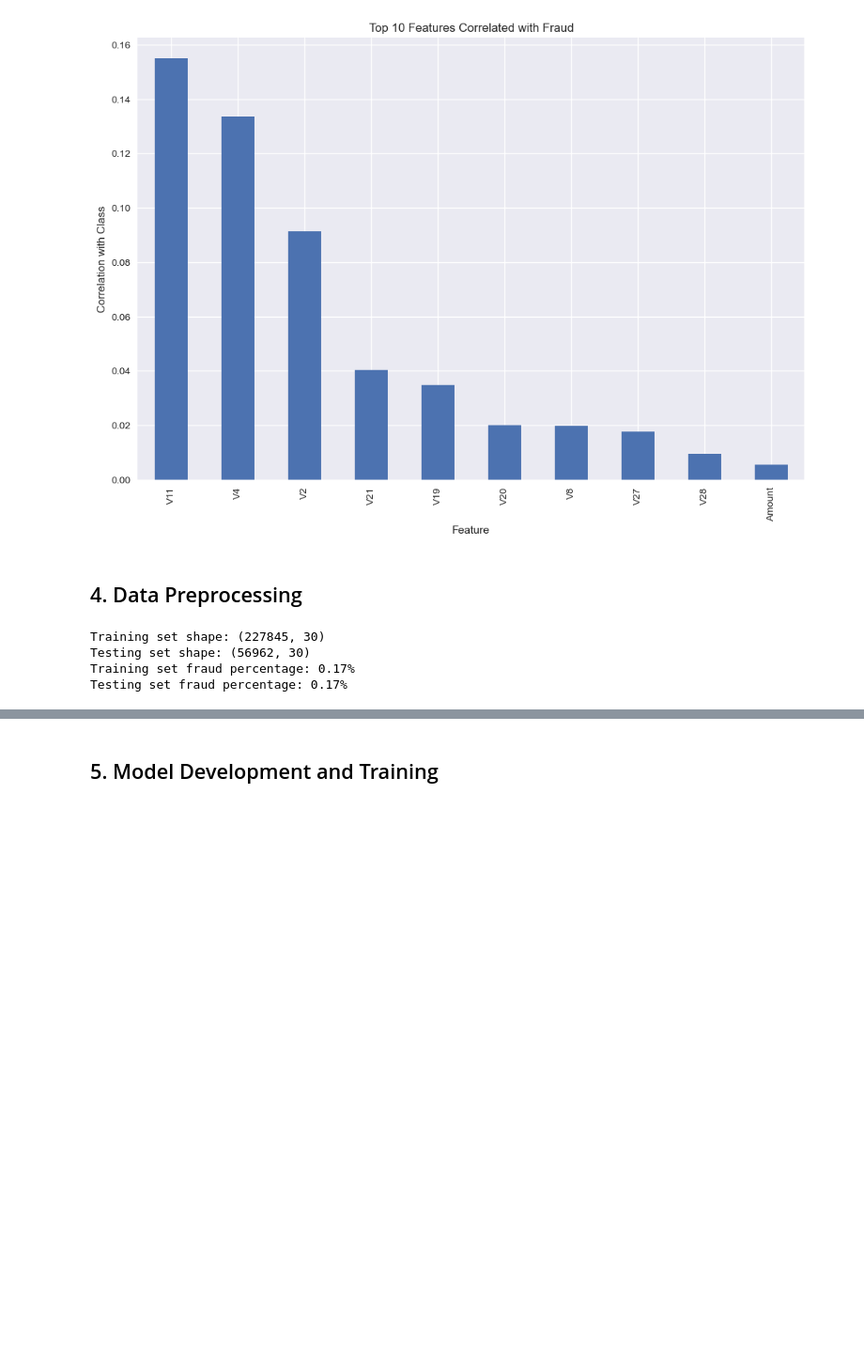
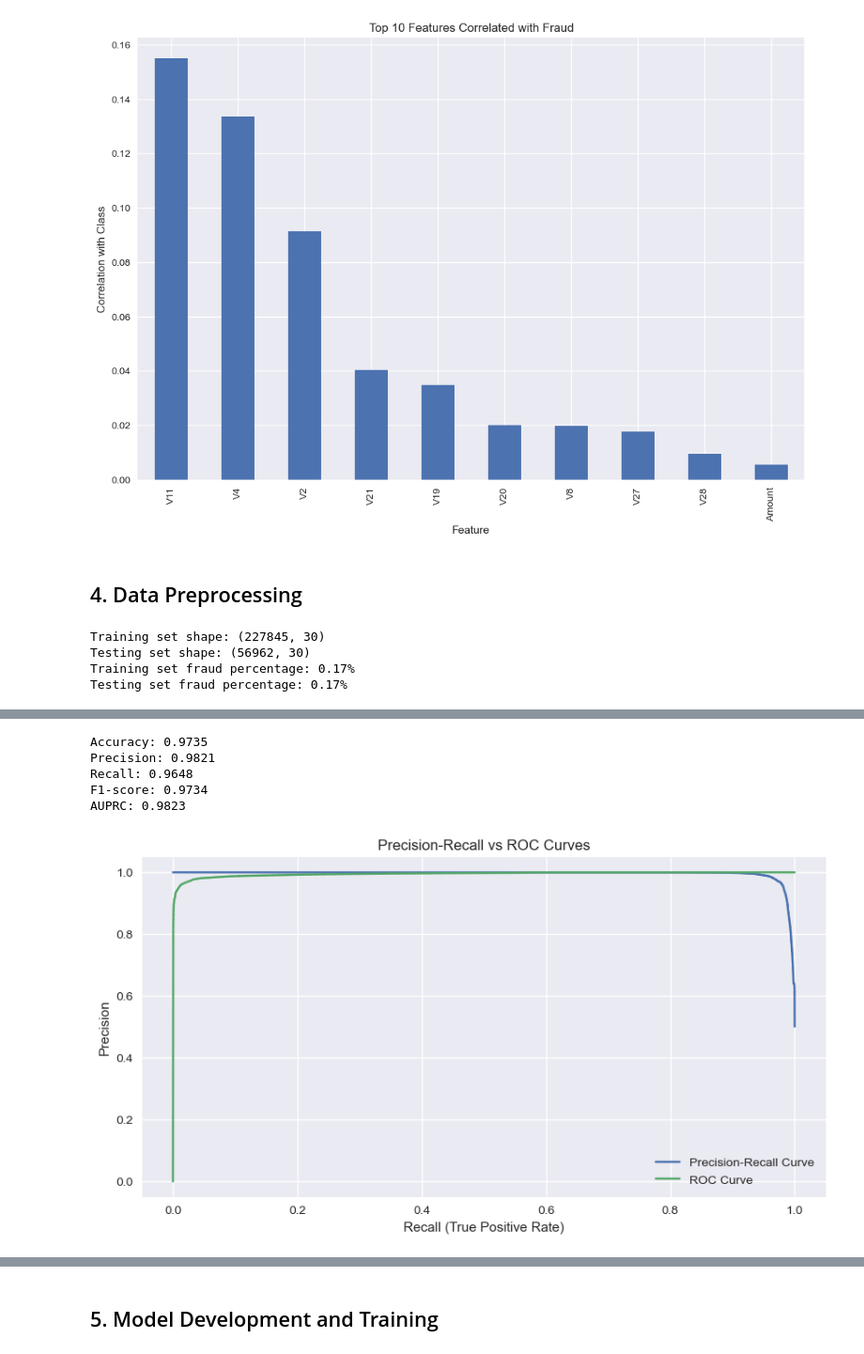
Before and after one commit to itxtx/credit_card_fraud_prediction, a Jupyter notebook: credit_card_fraud_analysis.ipynb, the cells around one changed output, grey strips where cells are left out. Shown at 94% size. Cells and saved outputs as stored; diff of their text form; code cells hidden in the pictures; blank space fills up the shorter version.

```diff
--- a/credit_card_fraud_analysis.ipynb
+++ b/credit_card_fraud_analysis.ipynb
@@ -151,0 +279,55 @@ Testing set fraud percentage: 0.17%
+# %%
+Xsmote = df.drop(columns=['Class'])
+ysmote = df['Class']
+oversample = SMOTE()
+Xsmote, ysmote = oversample.fit_resample(Xsmote, ysmote)
+
+X_train, X_test, y_train, y_test = train_test_split(Xsmote, ysmote, test_size = 0.2, random_state=42)
+
+model = LogisticRegression()
+model.fit(X_train, y_train)
+y_pred = model.predict(X_test)
+
+accuracy = accuracy_score(y_test, y_pred)
+precision = precision_score(y_test, y_pred, average='binary')
+recall = recall_score(y_test, y_pred, average='binary')
+f1 = f1_score(y_test, y_pred, average='binary')
+
+print(f"Accuracy: {accuracy:.4f}")
+print(f"Precision: {precision:.4f}")
+print(f"Recall: {recall:.4f}")
+print(f"F1-score: {f1:.4f}")
+precision, recall, _ = precision_recall_curve(y_test, y_pred)
+auprc = auc(recall, precision)
+print(f"AUPRC: {auprc:.4f}")
+# %% [output]
+Accuracy: 0.9735
+Precision: 0.9821
+Recall: 0.9648
+F1-score: 0.9734
+AUPRC: 0.9823
+# %%
+# Get predicted probabilities for the positive class (fraud)
+y_scores = model.predict_proba(X_test)[:, 1]  # Probability of class 1 (fraud)
+
+# Get binary predictions for metrics
+y_pred = model.predict(X_test)
+
+# Calculate precision-recall curve
+precision, recall, _ = precision_recall_curve(y_test, y_scores)
+
+# Calculate ROC curve
+fpr, tpr, _ = roc_curve(y_test, y_scores)
+
+# Plot both curves
+plt.figure(figsize=(10, 5))
+plt.plot(recall, precision, label='Precision-Recall Curve')
+plt.plot(fpr, tpr, label='ROC Curve')
+plt.xlabel('Recall (True Positive Rate)')
+plt.ylabel('Precision')
+plt.title('Precision-Recall vs ROC Curves')
+plt.legend()
+plt.grid(True)
+plt.show()
+# %% [output]
+[figure, added]
```
Also changed, not shown: parts of 11 cells of this notebook.
